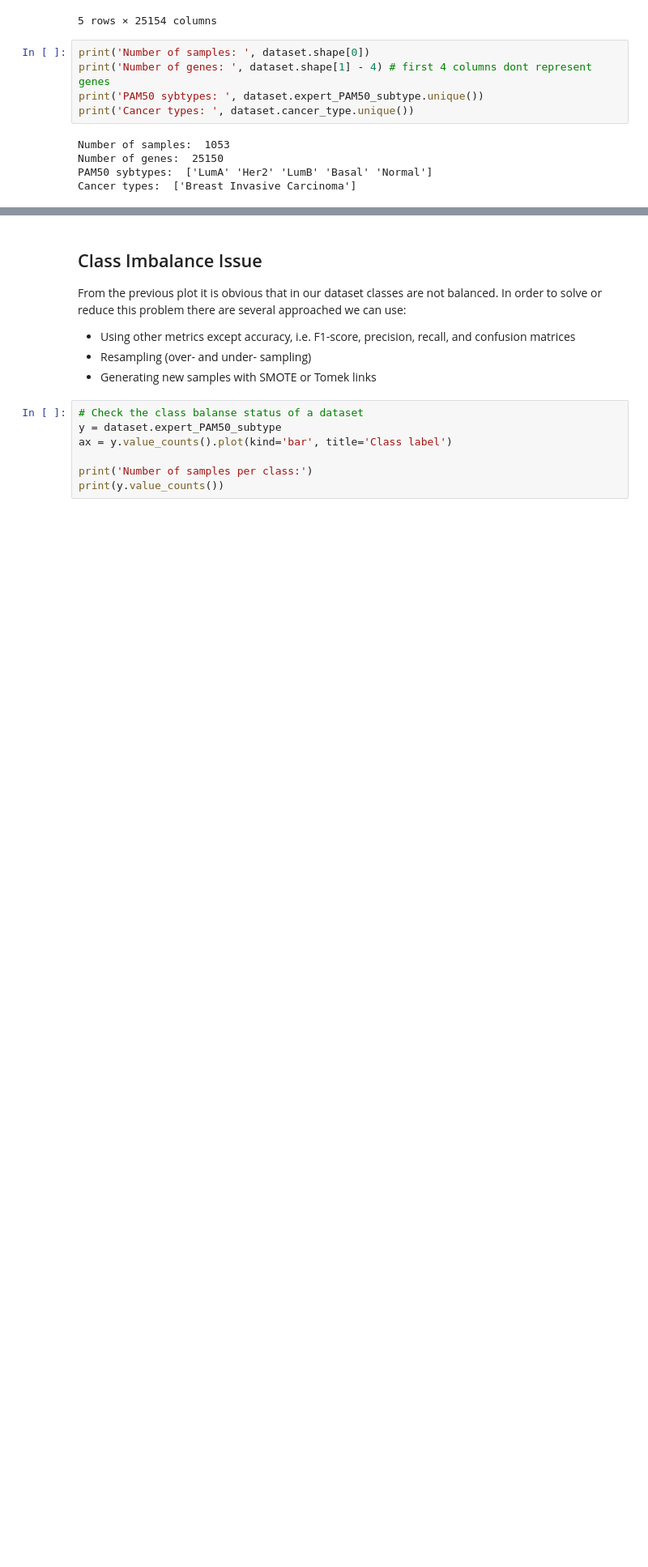
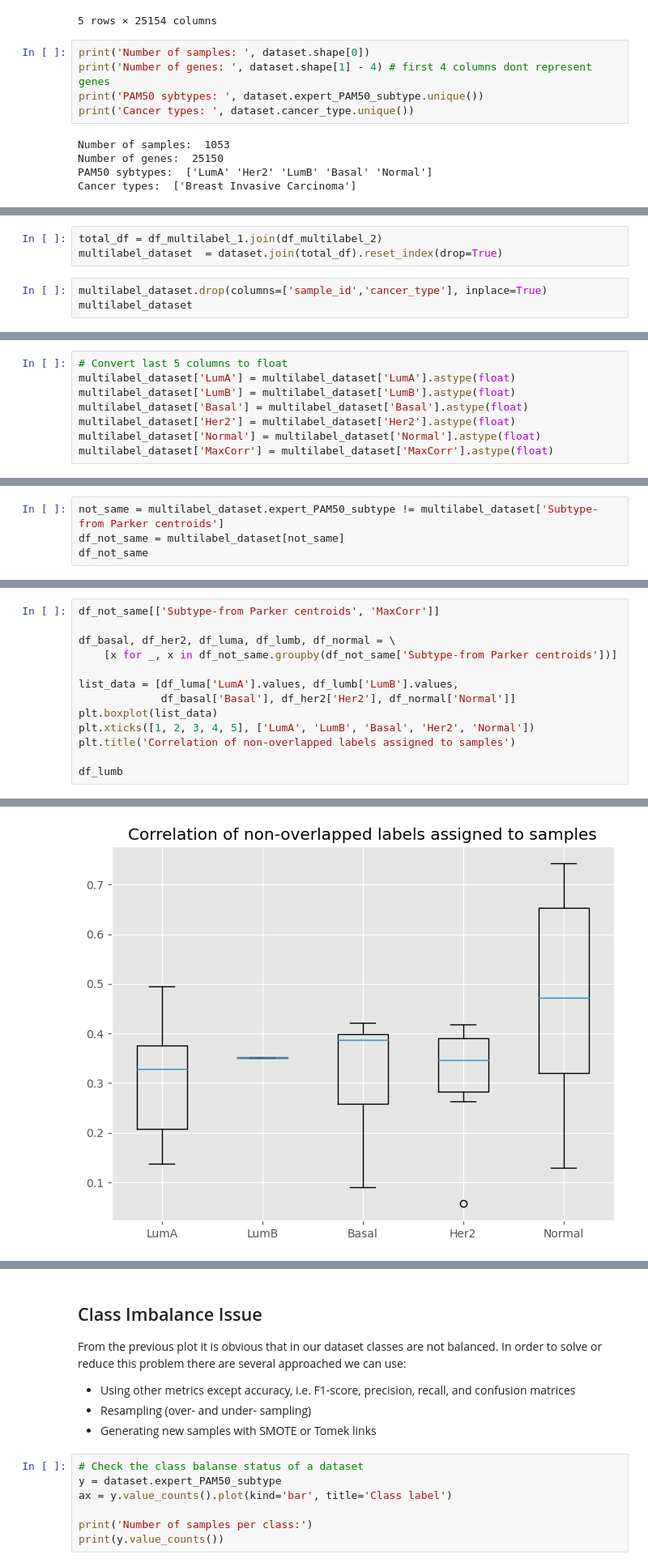
Before and after one commit to ivamilojkovic/ML-GeneExpression-CancerSubtype-Classification, a Jupyter notebook: src/data_exploration.ipynb, the cells around one changed output, grey strips where cells are left out. Shown at 81% size. Saved outputs shown, nothing was run; the diff lists cells and outputs as text; blank space fills up the shorter version.

Commit message:
New dataset analysis, multilabel code updated

```diff
--- a/src/data_exploration.ipynb
+++ b/src/data_exploration.ipynb
@@ -50,0 +188,6 @@ Cancer types:  ['Breast Invasive Carcinoma']
+# %%
+total_df = df_multilabel_1.join(df_multilabel_2)
+multilabel_dataset  = dataset.join(total_df).reset_index(drop=True)
+# %%
+multilabel_dataset.drop(columns=['sample_id','cancer_type'], inplace=True)
+multilabel_dataset
@@ -50,0 +208,8 @@ Cancer types:  ['Breast Invasive Carcinoma']
+# %%
+# Convert last 5 columns to float
+multilabel_dataset['LumA'] = multilabel_dataset['LumA'].astype(float)
+multilabel_dataset['LumB'] = multilabel_dataset['LumB'].astype(float)
+multilabel_dataset['Basal'] = multilabel_dataset['Basal'].astype(float)
+multilabel_dataset['Her2'] = multilabel_dataset['Her2'].astype(float)
+multilabel_dataset['Normal'] = multilabel_dataset['Normal'].astype(float)
+multilabel_dataset['MaxCorr'] = multilabel_dataset['MaxCorr'].astype(float)
@@ -50,0 +301,4 @@ Cancer types:  ['Breast Invasive Carcinoma']
+# %%
+not_same = multilabel_dataset.expert_PAM50_subtype != multilabel_dataset['Subtype-from Parker centroids']
+df_not_same = multilabel_dataset[not_same]
+df_not_same
@@ -50,0 +319,14 @@ Cancer types:  ['Breast Invasive Carcinoma']
+# %%
+df_not_same[['Subtype-from Parker centroids', 'MaxCorr']]
+
+df_basal, df_her2, df_luma, df_lumb, df_normal = \
+    [x for _, x in df_not_same.groupby(df_not_same['Subtype-from Parker centroids'])]
+
+list_data = [df_luma['LumA'].values, df_lumb['LumB'].values,
+             df_basal['Basal'], df_her2['Her2'], df_normal['Normal']]
+plt.boxplot(list_data)
+plt.xticks([1, 2, 3, 4, 5], ['LumA', 'LumB', 'Basal', 'Her2', 'Normal'])
+plt.title('Correlation of non-overlapped labels assigned to samples')
+
+df_lumb
+# %% [output]
@@ -50,0 +336 @@ Cancer types:  ['Breast Invasive Carcinoma']
+[figure, added]
```
Also changed, not shown: parts of 31 cells of this notebook, 9 other files.
